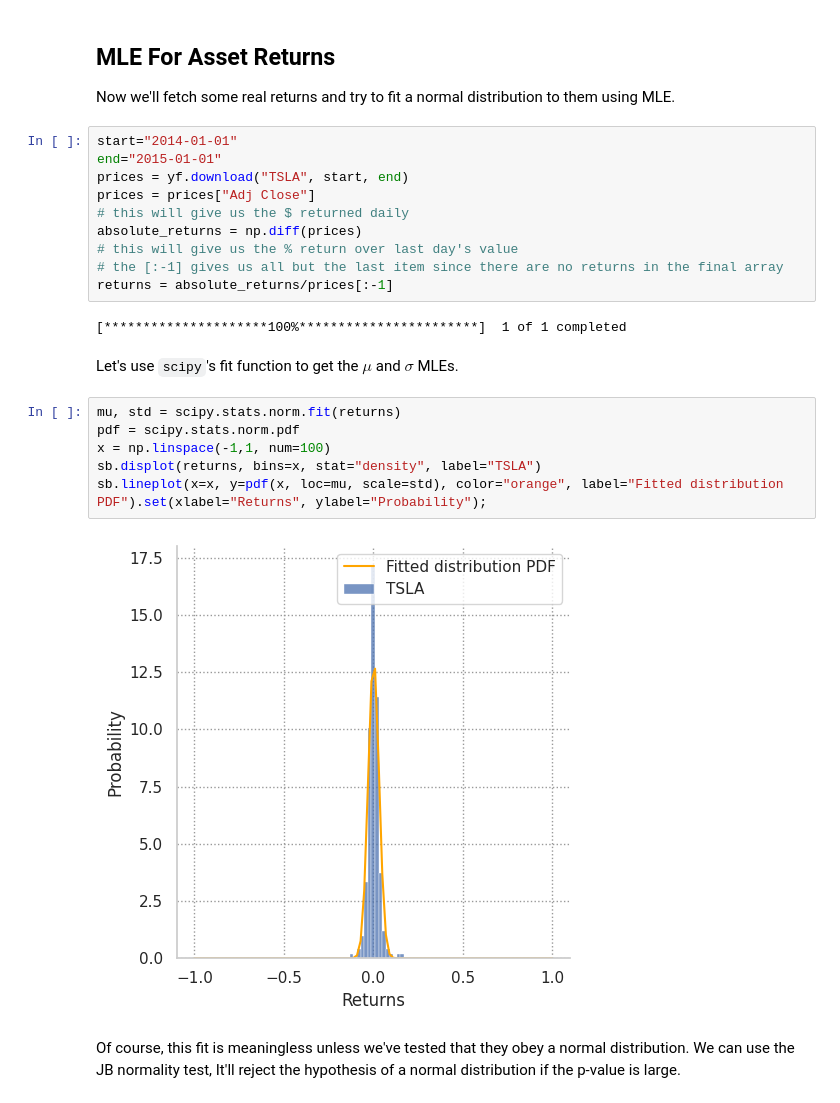
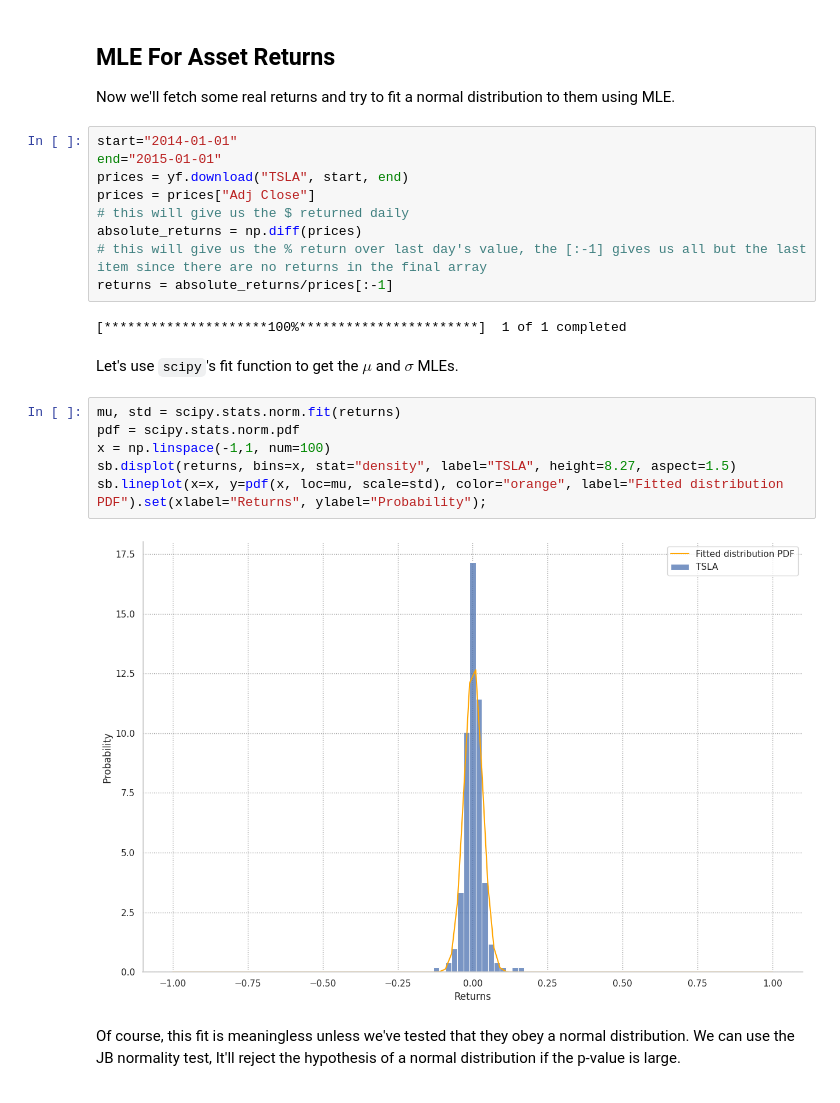
Before and after one commit to v3natio/quantopian_lectures, a Jupyter notebook: quantopian_lectures/13QLS_Maximum-Likelihood-Estimation.ipynb, the cells around one changed output. Saved outputs shown, nothing was run; the diff lists cells and outputs as text.

```diff
--- a/quantopian_lectures/13QLS_Maximum-Likelihood-Estimation.ipynb
+++ b/quantopian_lectures/13QLS_Maximum-Likelihood-Estimation.ipynb
@@ -134,8 +133,7 @@ prices = yf.download("TSLA", start, end)
 prices = prices["Adj Close"]
 # this will give us the $ returned daily
 absolute_returns = np.diff(prices)
-# this will give us the % return over last day's value
-# the [:-1] gives us all but the last item since there are no returns in the final array
+# this will give us the % return over last day's value, the [:-1] gives us all but the last item since there are no returns in the final array
 returns = absolute_returns/prices[:-1]
 # %% [output]
 [*********************100%***********************]  1 of 1 completed
@@ -144,11 +142,11 @@ Let's use `scipy`'s fit function to get the $\mu$ and $\sigma$ MLEs.
 # %%
 mu, std = scipy.stats.norm.fit(returns)
 pdf = scipy.stats.norm.pdf
 x = np.linspace(-1,1, num=100)
-sb.displot(returns, bins=x, stat="density", label="TSLA")
+sb.displot(returns, bins=x, stat="density", label="TSLA", height=8.27, aspect=1.5)
 sb.lineplot(x=x, y=pdf(x, loc=mu, scale=std), color="orange", label="Fitted distribution PDF").set(xlabel="Returns", ylabel="Probability");
 # %% [output]
-[figure, old version]
+[figure, new version]
 # %% [markdown]
 Of course, this fit is meaningless unless we've tested that they obey a normal distribution. We can use the JB normality test, It'll reject the hypothesis of a normal distribution if the p-value is large.
 # %%
```
Also changed, not shown: parts of 7 cells of this notebook, 10 other files.
